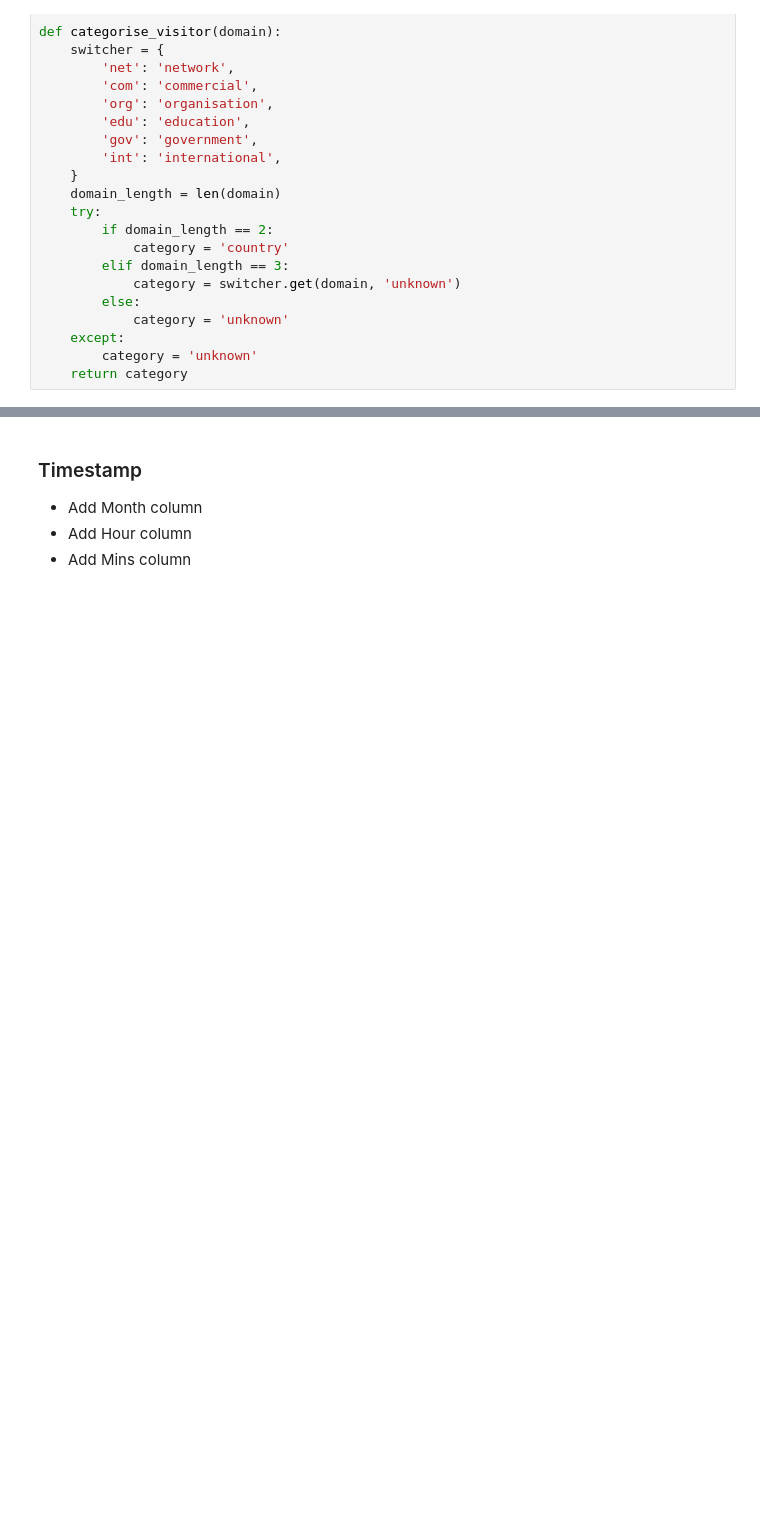
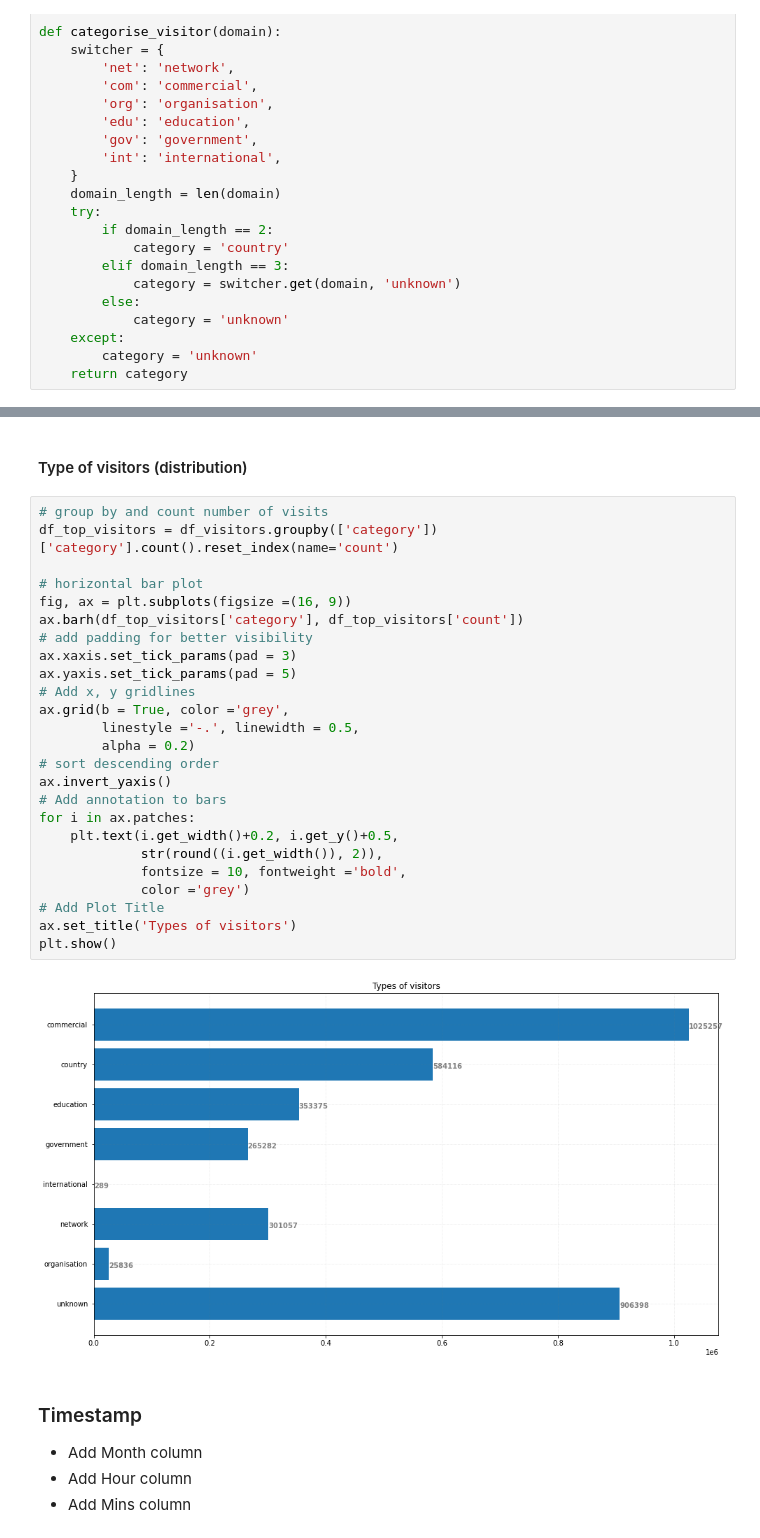
Before and after one commit to emtabiraobarias/nasa-website-1995-analysis, a Jupyter notebook: eda/nasa_website_analysis.ipynb, the cells around one changed output, grey strips where cells are left out. Drawn from its saved outputs; the diff is of its cells as text; blank space fills up the shorter version.

```diff
--- a/eda/nasa_website_analysis.ipynb
+++ b/eda/nasa_website_analysis.ipynb
@@ -209,3 +224,32 @@ dtype: int64
+# %% [markdown]
+#### Type of visitors (distribution)
+# %%
+# group by and count number of visits
+df_top_visitors = df_visitors.groupby(['category'])['category'].count().reset_index(name='count')
+
+# horizontal bar plot
+fig, ax = plt.subplots(figsize =(16, 9))
+ax.barh(df_top_visitors['category'], df_top_visitors['count'])
+# add padding for better visibility
+ax.xaxis.set_tick_params(pad = 3)
+ax.yaxis.set_tick_params(pad = 5)
+# Add x, y gridlines
+ax.grid(b = True, color ='grey',
+        linestyle ='-.', linewidth = 0.5,
+        alpha = 0.2)
+# sort descending order
+ax.invert_yaxis()
+# Add annotation to bars
+for i in ax.patches:
+    plt.text(i.get_width()+0.2, i.get_y()+0.5,
+             str(round((i.get_width()), 2)),
+             fontsize = 10, fontweight ='bold',
+             color ='grey')
+# Add Plot Title
+ax.set_title('Types of visitors')
+plt.show()
+# %% [output]
+[figure, added]
 # %% [markdown]
 ### Timestamp
 * Add Month column
```
Also changed, not shown: parts of 5 cells of this notebook.
